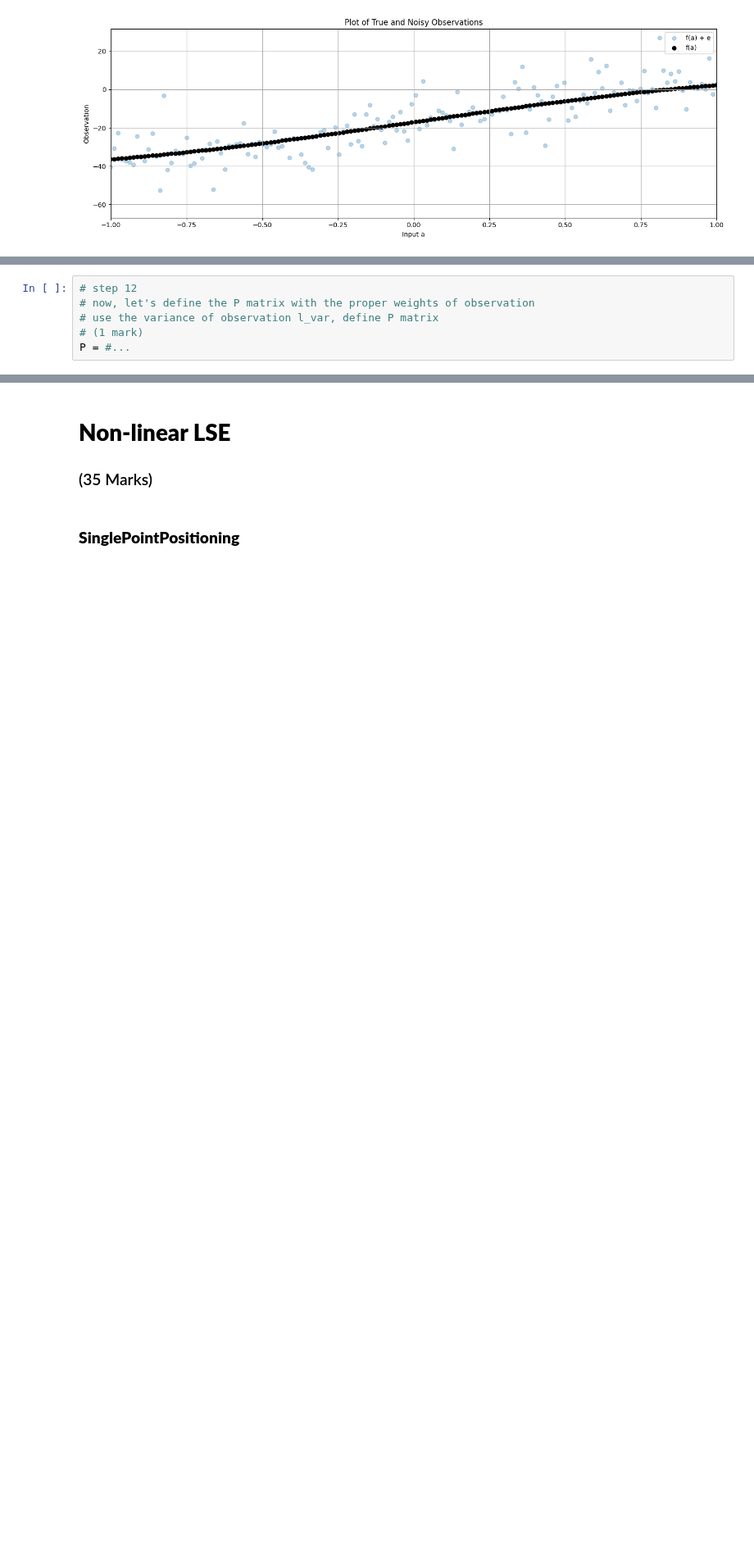
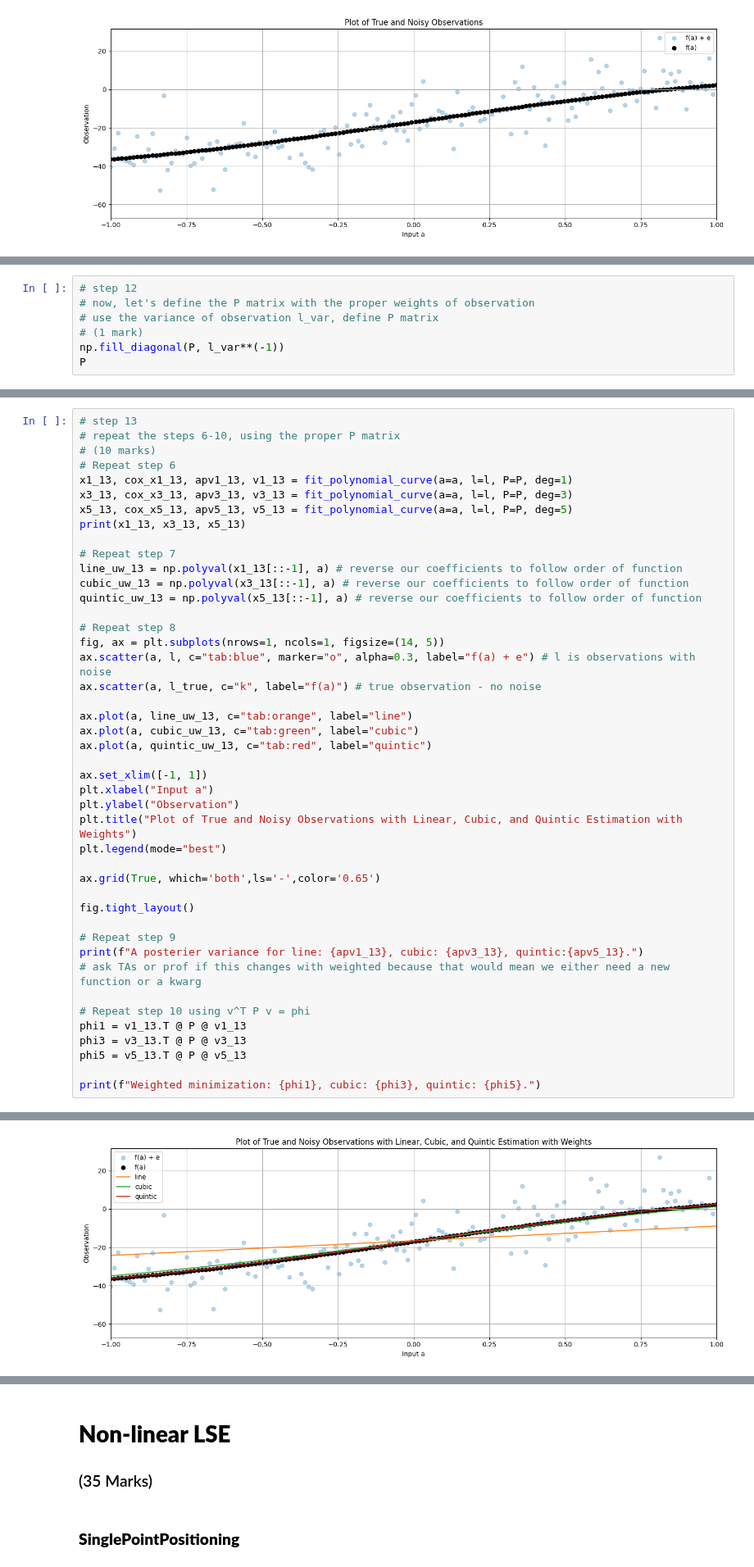
Before and after one commit to eunice-nwaobi/ENGG680_LAB_ASSIGNMENTS, a Jupyter notebook: Lab_Assignment2/Assignment2.ipynb, the cells around one changed output, grey strips where cells are left out. Shown at 82% size. Cells and saved outputs as stored; diff of their text form; blank space fills up the shorter version.

Commit message:
Update new step today

```diff
--- a/Lab_Assignment2/Assignment2.ipynb
+++ b/Lab_Assignment2/Assignment2.ipynb
@@ -249,4 +281,5 @@ fig.tight_layout()
 # now, let's define the P matrix with the proper weights of observation
 # use the variance of observation l_var, define P matrix
 # (1 mark)
-P = #...
+np.fill_diagonal(P, l_var**(-1))
+P
@@ -257,0 +300,45 @@ P = #...
+# %%
+# step 13
+# repeat the steps 6-10, using the proper P matrix
+# (10 marks)
+# Repeat step 6
+x1_13, cox_x1_13, apv1_13, v1_13 = fit_polynomial_curve(a=a, l=l, P=P, deg=1)
+x3_13, cox_x3_13, apv3_13, v3_13 = fit_polynomial_curve(a=a, l=l, P=P, deg=3)
+x5_13, cox_x5_13, apv5_13, v5_13 = fit_polynomial_curve(a=a, l=l, P=P, deg=5)
+print(x1_13, x3_13, x5_13)
+
+# Repeat step 7
+line_uw_13 = np.polyval(x1_13[::-1], a) # reverse our coefficients to follow order of function
+cubic_uw_13 = np.polyval(x3_13[::-1], a) # reverse our coefficients to follow order of function
+quintic_uw_13 = np.polyval(x5_13[::-1], a) # reverse our coefficients to follow order of function
+
+# Repeat step 8
+fig, ax = plt.subplots(nrows=1, ncols=1, figsize=(14, 5))
+ax.scatter(a, l, c="tab:blue", marker="o", alpha=0.3, label="f(a) + e") # l is observations with noise
+ax.scatter(a, l_true, c="k", label="f(a)") # true observation - no noise
+
+ax.plot(a, line_uw_13, c="tab:orange", label="line")
+ax.plot(a, cubic_uw_13, c="tab:green", label="cubic")
+ax.plot(a, quintic_uw_13, c="tab:red", label="quintic")
+
+ax.set_xlim([-1, 1])
+plt.xlabel("Input a")
+plt.ylabel("Observation")
+plt.title("Plot of True and Noisy Observations with Linear, Cubic, and Quintic Estimation with Weights")
+plt.legend(mode="best")
+
+ax.grid(True, which='both',ls='-',color='0.65')
+
+fig.tight_layout()
+
+# Repeat step 9
+print(f"A posterier variance for line: {apv1_13}, cubic: {apv3_13}, quintic:{apv5_13}.")
+# ask TAs or prof if this changes with weighted because that would mean we either need a new function or a kwarg
+
+# Repeat step 10 using v^T P v = phi
+phi1 = v1_13.T @ P @ v1_13
+phi3 = v3_13.T @ P @ v3_13
+phi5 = v5_13.T @ P @ v5_13
+
+print(f"Weighted minimization: {phi1}, cubic: {phi3}, quintic: {phi5}.")
+# %% [output]
@@ -258,3 +349,4 @@ P = #...
+[figure, added]
 # %%
 # step 14
 # Compare the results of a posterier variance factor and norm from unweighted LSE and weighted LSE, what phenomena do you observe? Explain this phenomena.
```
Also changed, not shown: parts of 30 cells of this notebook.
